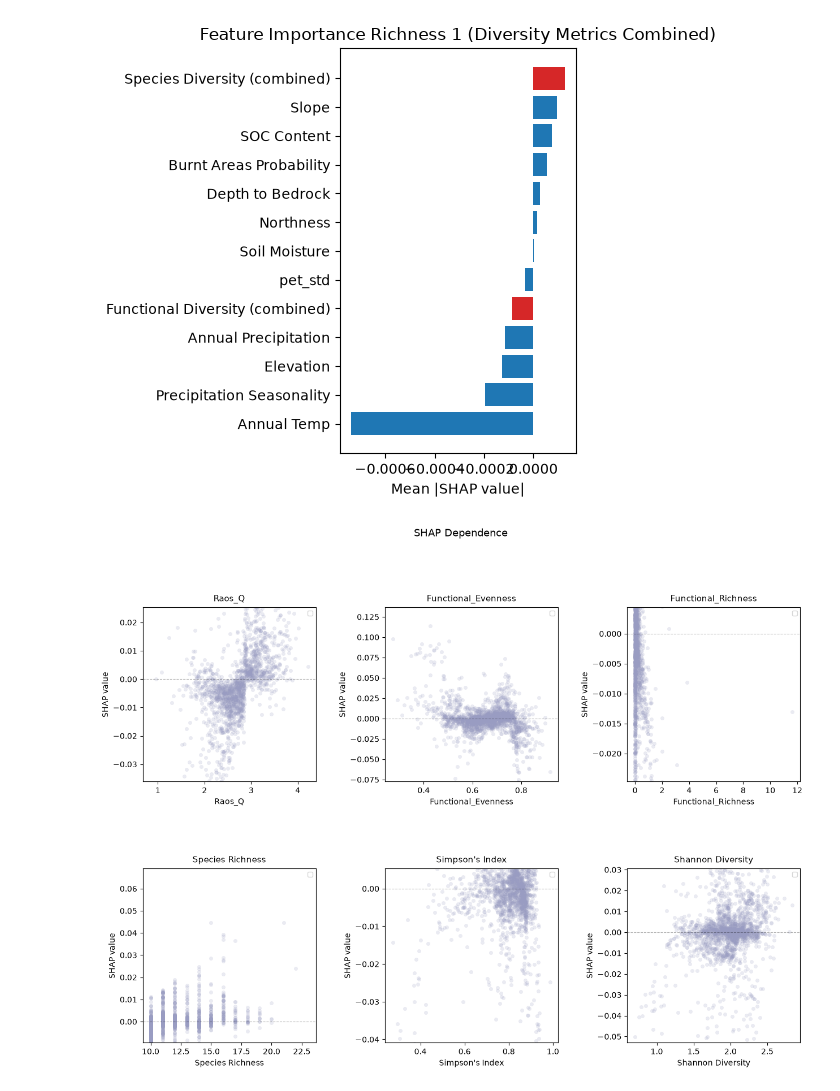
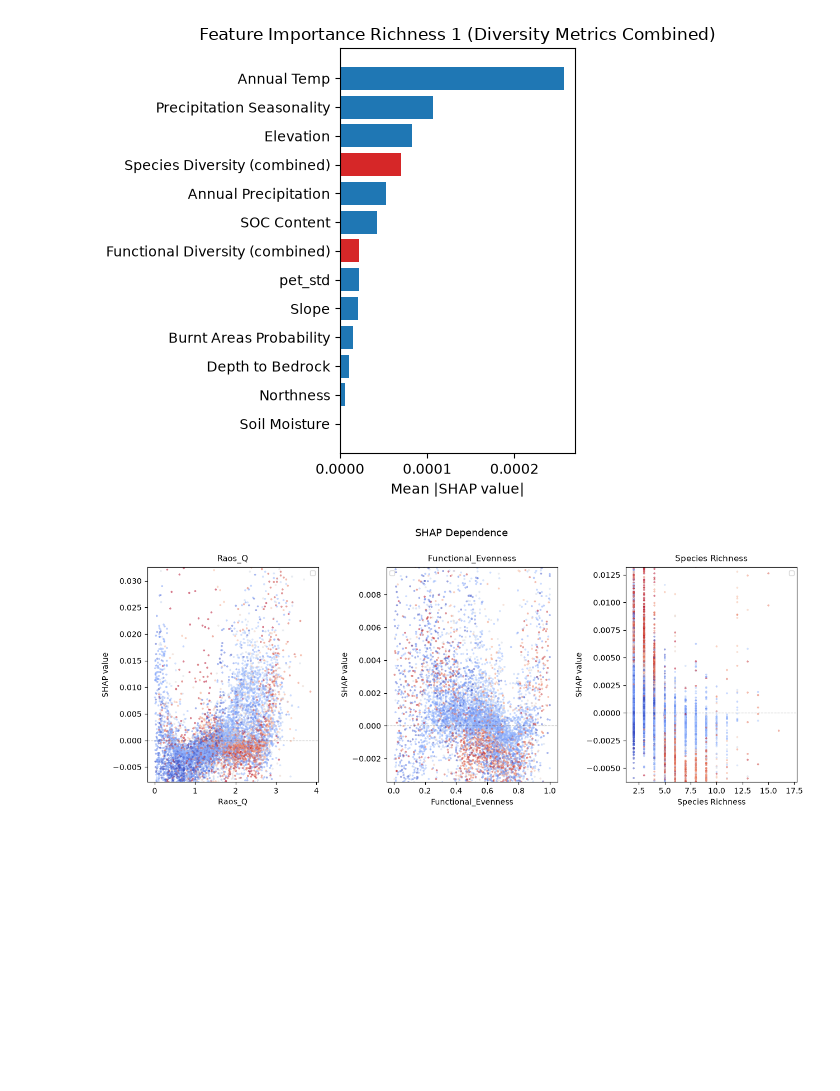
Before and after one commit to qiulinlx/FD_Stability, a Jupyter notebook: stratisfy_explainability.ipynb, the cells around one changed output. Cells and saved outputs as stored; diff of their text form; code cells hidden in the pictures; blank space fills up the shorter version.

```diff
--- a/stratisfy_explainability.ipynb
+++ b/stratisfy_explainability.ipynb
@@ -172,9 +172,9 @@ fd_df = pd.read_csv('data/final/final_dataset.csv')
 PID_df= pd.read_csv('data/lookup/PID_location_all.csv')
 
 fd_df=fd_df.merge(PID_df[['PID','lat','lon', 'biome']], on='PID', how='left')
-
+fd_df.drop(columns=['Functional_Richness'], inplace=True)
 fd_df.dropna(subset=['transformed npp', 'pet_std' , 'Raos_Q', 'Functional_Evenness', 'Soil Moisture',
-                    'Species Richness', 'Shannon Diversity', "Simpson's Index", 'Functional_Richness'], inplace=True)
+                    'Species Richness', 'Shannon Diversity', "Simpson's Index"], inplace=True)
 fd_df = fd_df[fd_df["treecover2000"] > 60]
 
 fd_df.drop_duplicates(subset=['PID'], inplace=True)
@@ -300,11 +300,12 @@ def plot_shap_with_polynomial_stats_v3(shap_values, X, features, degree=2, name=
 # %%
 shap_df=pd.DataFrame(columns=['group', 'feature', 'mean_abs_shap'])
 shap_df2=pd.DataFrame()
+shap_df3=pd.DataFrame()
 slopes_df=pd.DataFrame(columns=['group', 'feature', 'slope', 'zero_points'])
 pdp_curves = {}
 
 for i, df in enumerate(dfs, start=1):
-    X=df.drop(columns=[ 'transformed npp', 'PID', 'lat', 'lon', 'biome', 'treecover2000', 'WSCI', 'WSCI_group','aridity_delta'])
+    X=df.drop(columns=[ 'transformed npp', 'PID', 'lat', 'lon', 'biome', 'treecover2000', 'WSCI', 'WSCI_group',])
     X.columns
     y=df['transformed npp'].values
     scaler= StandardScaler()
@@ -324,10 +325,24 @@ for i, df in enumerate(dfs, start=1):
     model_features = getattr(model, "feature_names_in_", X.columns)
     shap_values = explainer(X, approximate=True )
 
+    all_shap_df = pd.DataFrame(
+        shap_vals,
+        columns=[f'shap_{col}' for col in X.columns],
+        index=X.index
+    )
+    all_shap_df = pd.concat(
+        [
+            df.loc[df.index, ["PID", "lat", "lon",  'WSCI_group']].reset_index(drop=True),
+            all_shap_df.reset_index(drop=True)
+        ],
+        axis=1
+    )
+    shap_df3 = pd.concat([shap_df3, all_shap_df], ignore_index=False)
+
     shap_importance = pd.DataFrame({
-    "WSCI": i,
+    "group": f'WSCI Group {i}',
     "feature": model_features,
-    "mean_abs_shap": mean_shap
+    "mean_abs_shap": np.abs(mean_shap)
     }).sort_values("mean_abs_shap", ascending=False)
 
     all_shap_df = pd.DataFrame(
@@ -346,19 +361,19 @@ for i, df in enumerate(dfs, start=1):
 
     shap_df = pd.concat([shap_df, shap_importance], ignore_index=True)
 
-    diversity_vars = ['Raos_Q', 'Functional_Evenness', "Functional_Richness", 'Species Richness', "Simpson's Index", 'Shannon Diversity']
+    diversity_vars = ['Raos_Q', 'Functional_Evenness', 'Species Richness']
 
-    diversity_vars_f = ['Raos_Q', 'Functional_Evenness', 'Functional_Richness']
+    diversity_vars_f = ['Raos_Q', 'Functional_Evenness']
     diversity_vars_s = ["Simpson's Index", 'Shannon Diversity', 'Species Richness']
 
     # Sum SHAP importance within each group
-    functional_sum = shap_importance.loc[
+    functional_sum =np.abs(shap_importance.loc[
         shap_importance['feature'].isin(diversity_vars_f), 'mean_abs_shap'
-    ].sum()
+    ].sum())
 
-    species_sum = shap_importance.loc[
+    species_sum = np.abs(shap_importance.loc[
         shap_importance['feature'].isin(diversity_vars_s), 'mean_abs_shap'
-    ].sum()
+    ].sum())
 
     # Remove all individual diversity variables (union of both lists) from the table
     all_diversity_vars = set(diversity_vars_f) | set(diversity_vars_s)
@@ -376,33 +391,33 @@ for i, df in enumerate(dfs, start=1):
         [shap_importance_combined, summary_rows], ignore_index=True
     ).sort_values('mean_abs_shap', ascending=False)
 
     # Plot
     fig, ax = plt.subplots(figsize=(5,5))
     colors = ['#d62728' if f in summary_rows['feature'].values else '#1f77b4'
             for f in shap_importance_combined['feature']]
 
     bars = ax.barh(
         shap_importance_combined['feature'],
         shap_importance_combined['mean_abs_shap'],
         color=colors
     )
     ax.invert_yaxis()
     ax.set_xlabel('Mean |SHAP value|')
     ax.set_title(f'Feature Importance Richness {i} (Diversity Metrics Combined)')
 
     plt.tight_layout()
     plt.show()
 
-    slopes, zeros = plot_shap_with_polynomial_stats_v3(shap_vals, X, diversity_vars, degree=3, name=None)
+    slopes, zeros = plot_shap_with_polynomial_stats_v3(shap_vals, X, diversity_vars, degree=2, name=None)
 
     # Splines to fit line or binning
 
     slopes_df = pd.concat([slopes_df, pd.DataFrame({
         'group': i,
         'feature': diversity_vars,
         'slope': slopes,
         'zero_points': zeros
     })], ignore_index=True)
 # %% [output]
-[figure, old version]
+[figure, new version]
-[figure, old version]
+[figure, new version]
```
Also changed, not shown: parts of 4 cells of this notebook, 8 other files.
